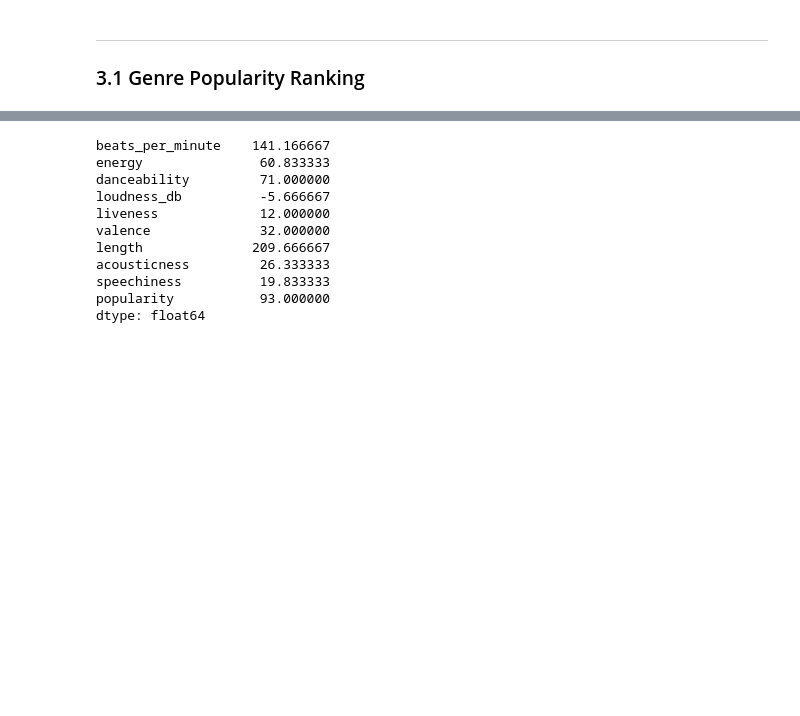
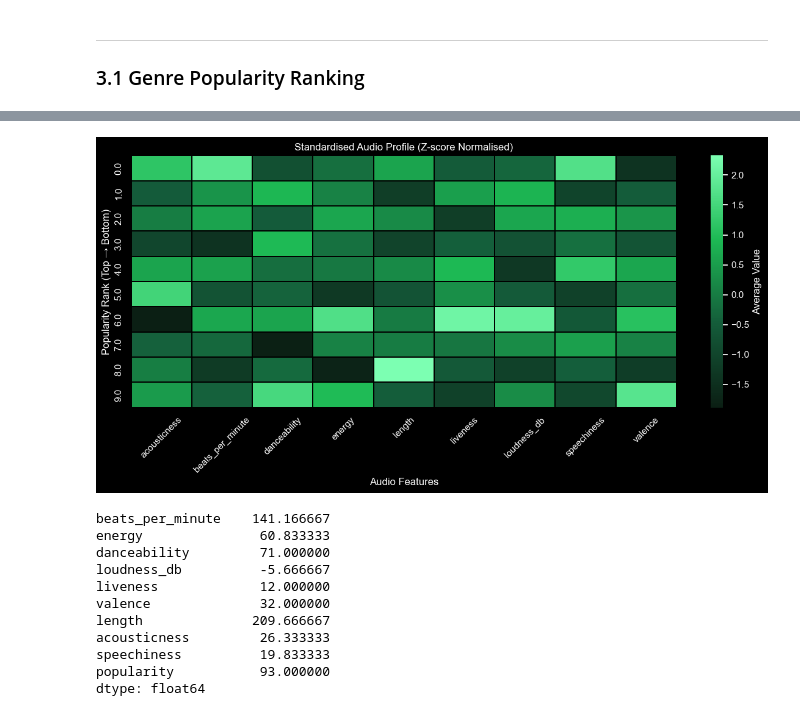
Before and after one commit to cadiyubu/Spotify_Miniproject, a Jupyter notebook: Spotify_top50_merged.ipynb, the cells around one changed output, grey strips where cells are left out. Drawn from its saved outputs; the diff is of its cells as text; code cells hidden in the pictures; blank space fills up the shorter version.

```diff
--- a/Spotify_top50_merged.ipynb
+++ b/Spotify_top50_merged.ipynb
@@ -305,3 +363,56 @@ rank
+# %%
+from matplotlib.colors import LinearSegmentedColormap
+
+pivot_no_popularity = binned_means_pivot.copy()
+
+pivot_no_popularity = pivot_no_popularity.drop(columns="popularity")
+pivot_norm = (pivot_no_popularity - pivot_no_popularity.mean()) / pivot_no_popularity.std()
+
+
+# Spotify-style dark theme
+plt.style.use("dark_background")
+
+fig, ax = plt.subplots(figsize=(12, 6))
+spotify_cmap = LinearSegmentedColormap.from_list(
+    "spotify_green",
+    ["#0b1f14", "#145c3a", "#1DB954", "#7CFFB2"]
+)
+
+sns.heatmap(
+    pivot_norm,  # your data
+    cmap=spotify_cmap,  # Spotify-like green scale
+    linewidths=0.3,
+    linecolor="black",
+    cbar_kws={"label": "Average Value"},
+    ax=ax
+)
+
+# Axis labels
+ax.set_xlabel("Audio Features", color="white")
+ax.set_ylabel("Popularity Rank (Top → Bottom)", color="white")
+ax.set_title("Standardised Audio Profile (Z-score Normalised)", color="white")
+
+# Tick styling
+ax.tick_params(axis='x', colors='white', rotation=45)
+ax.tick_params(axis='y', colors='white')
+
+# Improve colorbar styling
+cbar = ax.collections[0].colorbar
+cbar.ax.yaxis.label.set_color("white")
+cbar.ax.tick_params(colors="white")
+
+plt.tight_layout()
+
+plt.savefig(
+    "heatmap.png",
+    dpi=300,
+    bbox_inches="tight",
+    transparent=True
+)
+
+plt.show()
+# %% [output]
+[figure, added]
 # %%
 #Sorting the data by the ranking to be able to see a better relationship
 
```
Also changed, not shown: parts of 9 cells of this notebook.
